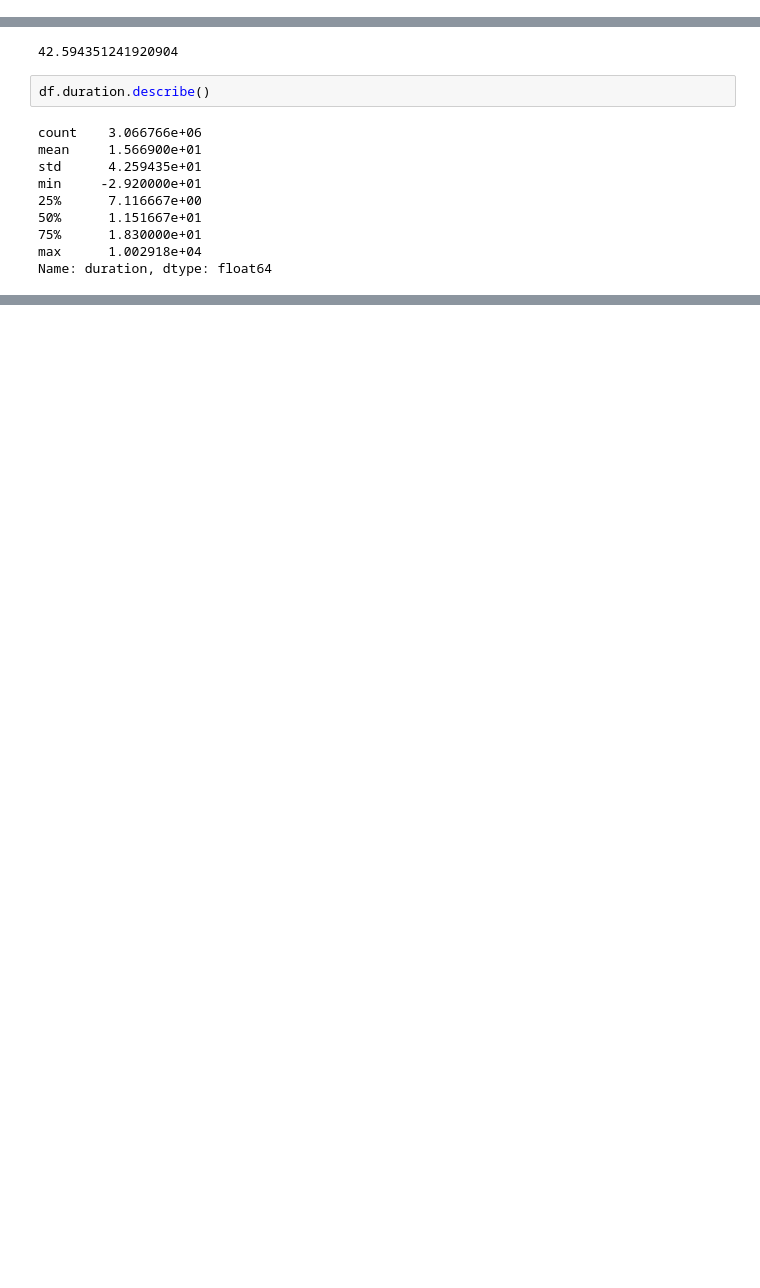
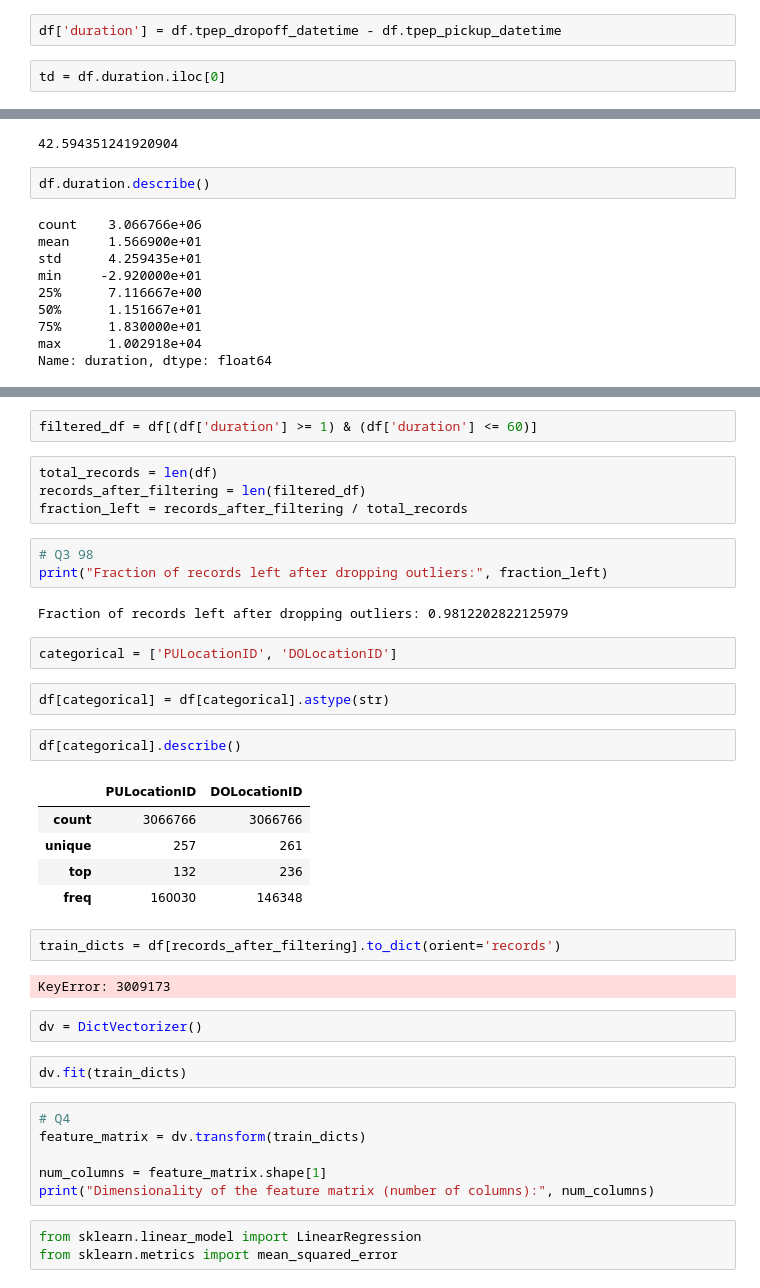
Before and after one commit to Zkalaf404/mlops, a Jupyter notebook: 01-intro/Home Work.ipynb, the cells around one changed output, grey strips where cells are left out. Drawn from its saved outputs; the diff is of its cells as text; blank space fills up the shorter version.

Commit message:
Homework after some helps

```diff
--- a/01-intro/Home Work.ipynb
+++ b/01-intro/Home Work.ipynb
@@ -92 +94,5 @@ df.duration = df.duration.apply(lambda td: td.total_seconds() / 60)
+# %%
+df['duration'] = df.tpep_dropoff_datetime - df.tpep_pickup_datetime
+# %%
+td = df.duration.iloc[0]
 # %%
@@ -125,0 +135,40 @@ Name: duration, dtype: float64
+# %%
+filtered_df = df[(df['duration'] >= 1) & (df['duration'] <= 60)]
+# %%
+total_records = len(df)
+records_after_filtering = len(filtered_df)
+fraction_left = records_after_filtering / total_records
+# %%
+# Q3 98
+print("Fraction of records left after dropping outliers:", fraction_left)
+# %% [output]
+Fraction of records left after dropping outliers: 0.9812202822125979
+# %%
+categorical = ['PULocationID', 'DOLocationID']
+# %%
+df[categorical] = df[categorical].astype(str)
+# %%
+df[categorical].describe()
+# %% [output]
+|  | PULocationID | DOLocationID |
+| count | 3066766 | 3066766 |
+| unique | 257 | 261 |
+| top | 132 | 236 |
+| freq | 160030 | 146348 |
+# %%
+train_dicts = df[records_after_filtering].to_dict(orient='records')
+# %% [output]
+KeyError: 3009173
+# %%
+dv = DictVectorizer()
+# %%
+dv.fit(train_dicts)
+# %%
+# Q4
+feature_matrix = dv.transform(train_dicts)
+
+num_columns = feature_matrix.shape[1]
+print("Dimensionality of the feature matrix (number of columns):", num_columns)
+# %%
+from sklearn.linear_model import LinearRegression
+from sklearn.metrics import mean_squared_error
```
Also changed, not shown: parts of 16 cells of this notebook, 1 other file.
